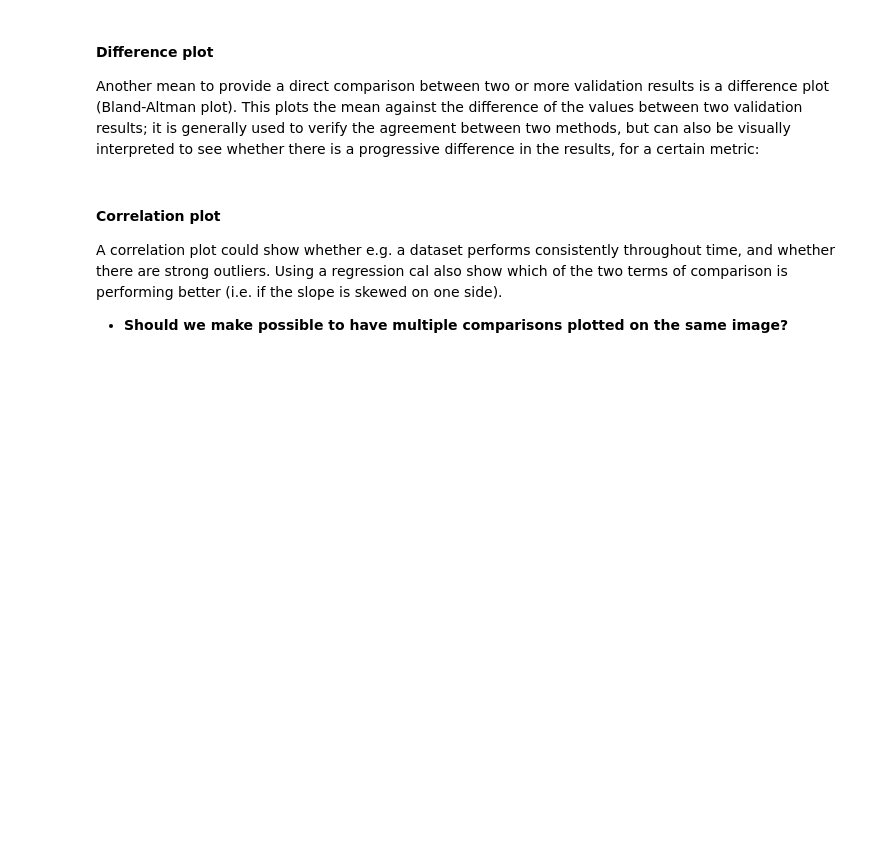
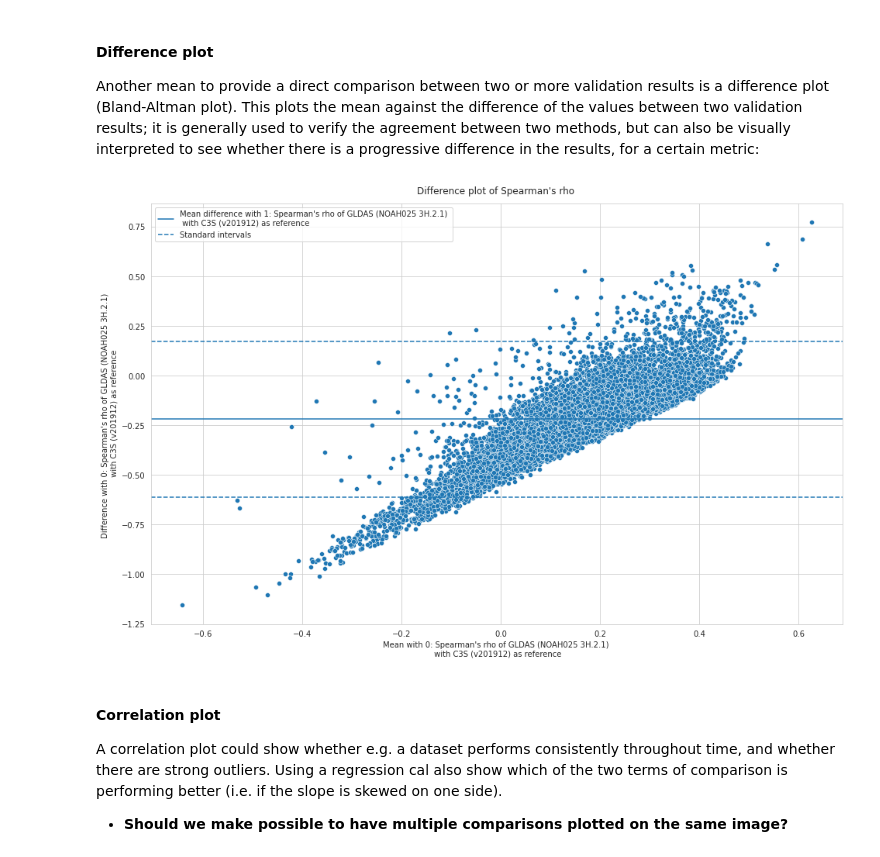
Before and after one commit to nfb2021/qa4sm-reader, a Jupyter notebook: docs/examples/Validation_comparison.ipynb, the cells around one changed output. Drawn from its saved outputs; the diff is of its cells as text; code cells hidden in the pictures; blank space fills up the shorter version.

```diff
--- a/docs/examples/Validation_comparison.ipynb
+++ b/docs/examples/Validation_comparison.ipynb
@@ -96,7 +94,9 @@ comp.diff_mapplot('R', diff_range='fixed')
 
 Another mean to provide a direct comparison between two or more validation results is a difference plot (Bland-Altman plot). This plots the mean against the difference of the values between two validation results; it is generally used to verify the agreement between two methods, but can also be visually interpreted to see whether there is a progressive difference in the results, for a certain metric:
 # %%
-#comp.diff_plot('R')
+comp.diff_plot('rho')
+# %% [output]
+[figure, added]
 # %% [markdown]
 #### Correlation plot
 
```
Also changed, not shown: parts of 18 cells of this notebook, 9 other files.
